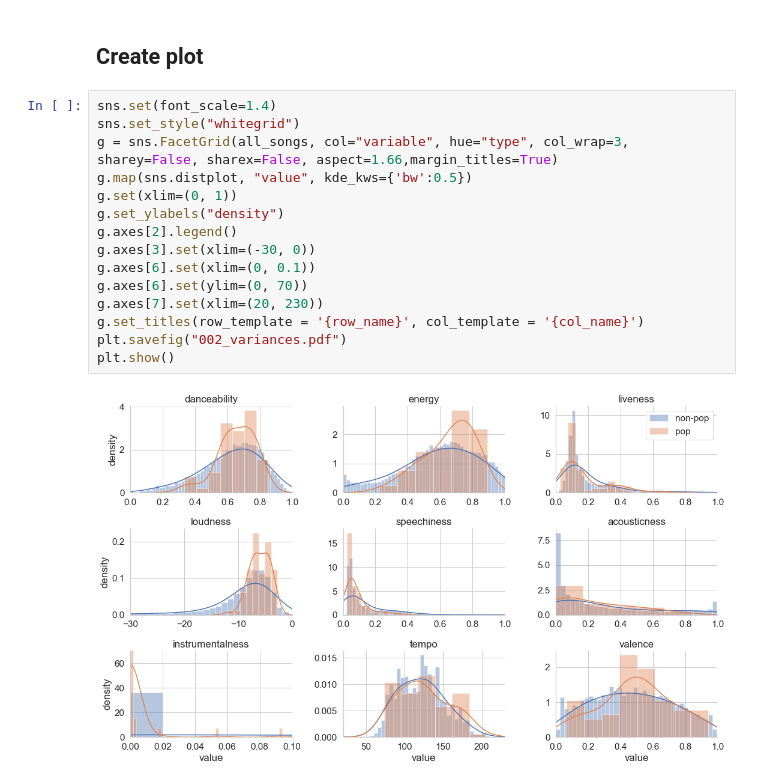
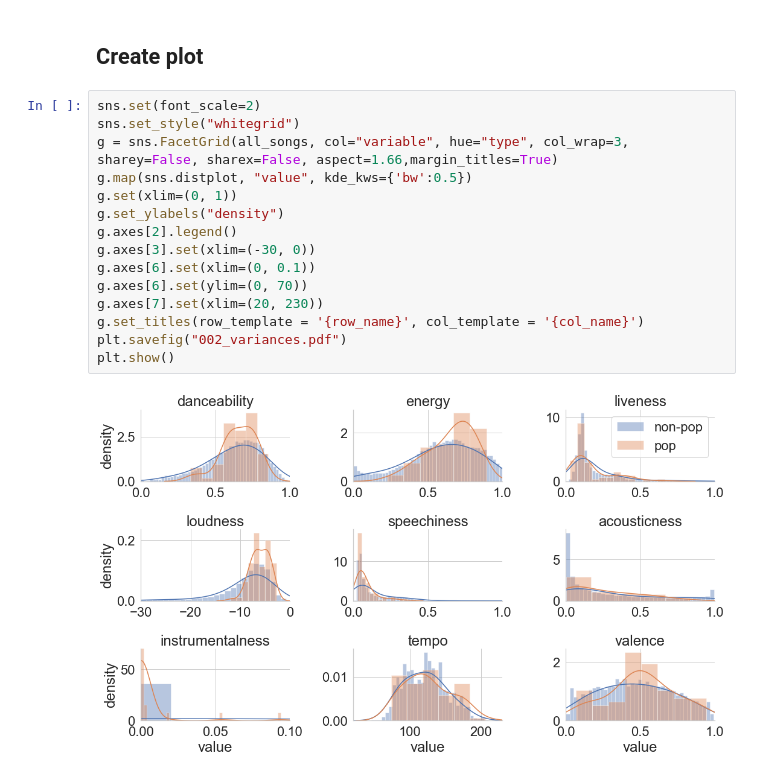
Before and after one commit to dominikglandorf/spotify-analysis, a Jupyter notebook: fig/002_variances.ipynb, the cells around one changed output. Drawn from its saved outputs; the diff is of its cells as text.

```diff
--- a/fig/002_variances.ipynb
+++ b/fig/002_variances.ipynb
@@ -30,19 +30,19 @@ all_songs = non_pop_songs_l.append(pop_songs_l)
 # %% [markdown]
 ## Create plot
 # %%
-sns.set(font_scale=1.4)
+sns.set(font_scale=2)
 sns.set_style("whitegrid")
 g = sns.FacetGrid(all_songs, col="variable", hue="type", col_wrap=3, sharey=False, sharex=False, aspect=1.66,margin_titles=True)
 g.map(sns.distplot, "value", kde_kws={'bw':0.5})
 g.set(xlim=(0, 1))
 g.set_ylabels("density")
 g.axes[2].legend()
 g.axes[3].set(xlim=(-30, 0))
 g.axes[6].set(xlim=(0, 0.1))
 g.axes[6].set(ylim=(0, 70))
 g.axes[7].set(xlim=(20, 230))
 g.set_titles(row_template = '{row_name}', col_template = '{col_name}')
 plt.savefig("002_variances.pdf")
 plt.show()
 # %% [output]
-[figure, old version]
+[figure, new version]
```
Also changed, not shown: 4 other files.
